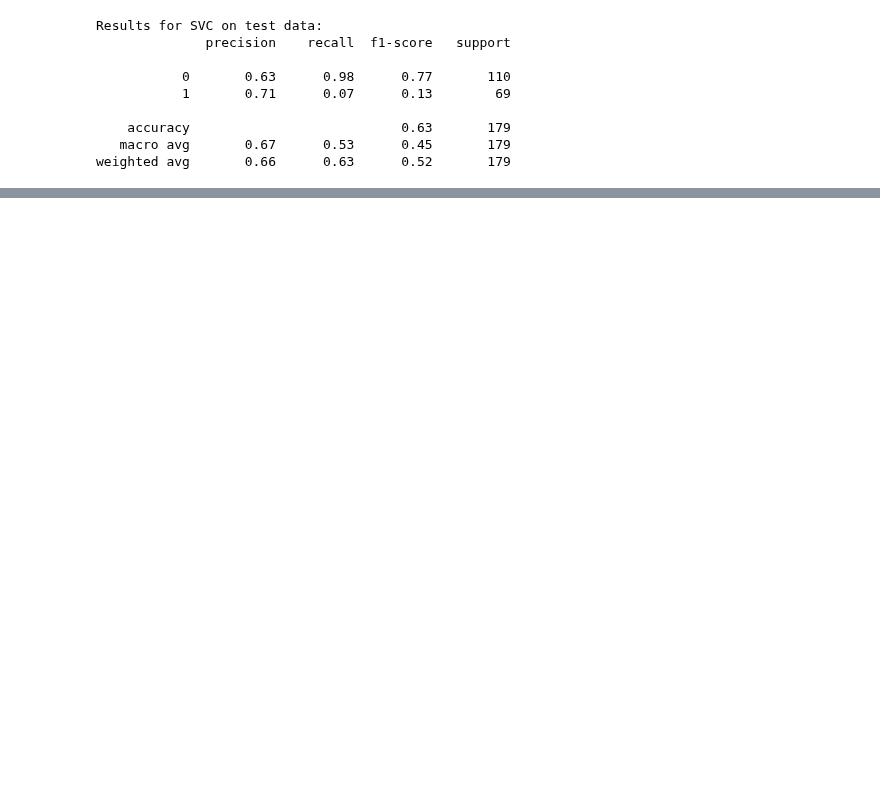
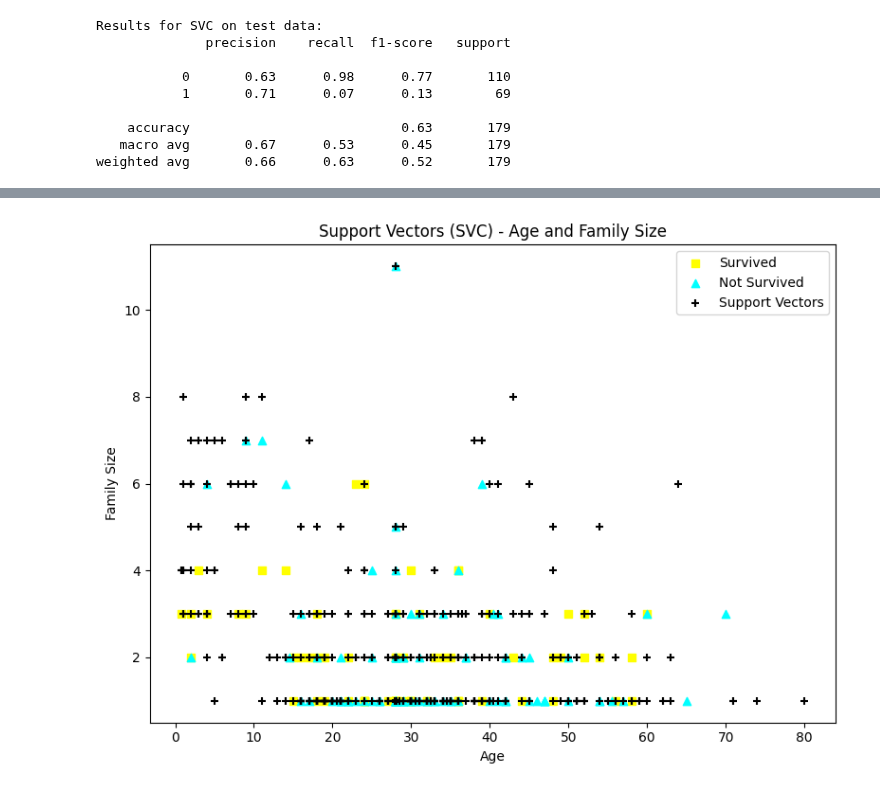
Before and after one commit to Bdowdle4/applied-ml-dowdle, a Jupyter notebook: lab03/ml03_dowdle.ipynb, the cells around one changed output, grey strips where cells are left out. Drawn from its saved outputs; the diff is of its cells as text; code cells hidden in the pictures; blank space fills up the shorter version.

```diff
--- a/lab03/ml03_dowdle.ipynb
+++ b/lab03/ml03_dowdle.ipynb
@@ -365,3 +362,34 @@ plt.show()
+# %%
+# For 2 features
+# Create data for charting - input target yes and input target no
+survived_fs = X_test.loc[y_test == 1, ['age', 'family_size']]
+not_survived_fs = X_test.loc[y_test == 0, ['age', 'family_size']]
+
+# Create scatter plot for survived and not survived
+plt.figure(figsize=(8, 6))
+plt.scatter(survived_fs['age'], survived_fs['family_size'], c='yellow', marker='s', label='Survived')
+plt.scatter(not_survived_fs['age'], not_survived_fs['family_size'], c='cyan', marker='^', label='Not Survived')
+
+# Add support vectors (if available)
+if hasattr(svc_model, 'support_vectors_'):
+    # Extract support vectors for both age and family_size
+    support_x = svc_model.support_vectors_[:, 0]  # Age (first feature)
+    support_y = svc_model.support_vectors_[:, 1]  # Family size (second feature)
+
+    # Plot support vectors
+    plt.scatter(support_x, support_y, c='black', marker='+', label='Support Vectors')
+
+# Add title, labels, and legend
+plt.xlabel('Age')
+plt.ylabel('Family Size')
+plt.legend()
+plt.title('Support Vectors (SVC) - Age and Family Size')
+
+# Show the plot
+plt.tight_layout()
+plt.show()
+# %% [output]
+[figure, added]
 # %% [markdown]
 ### Repeat for All 3 Cases for Each Kernel Type
 
```
Also changed, not shown: parts of 9 cells of this notebook, 1 other file.
